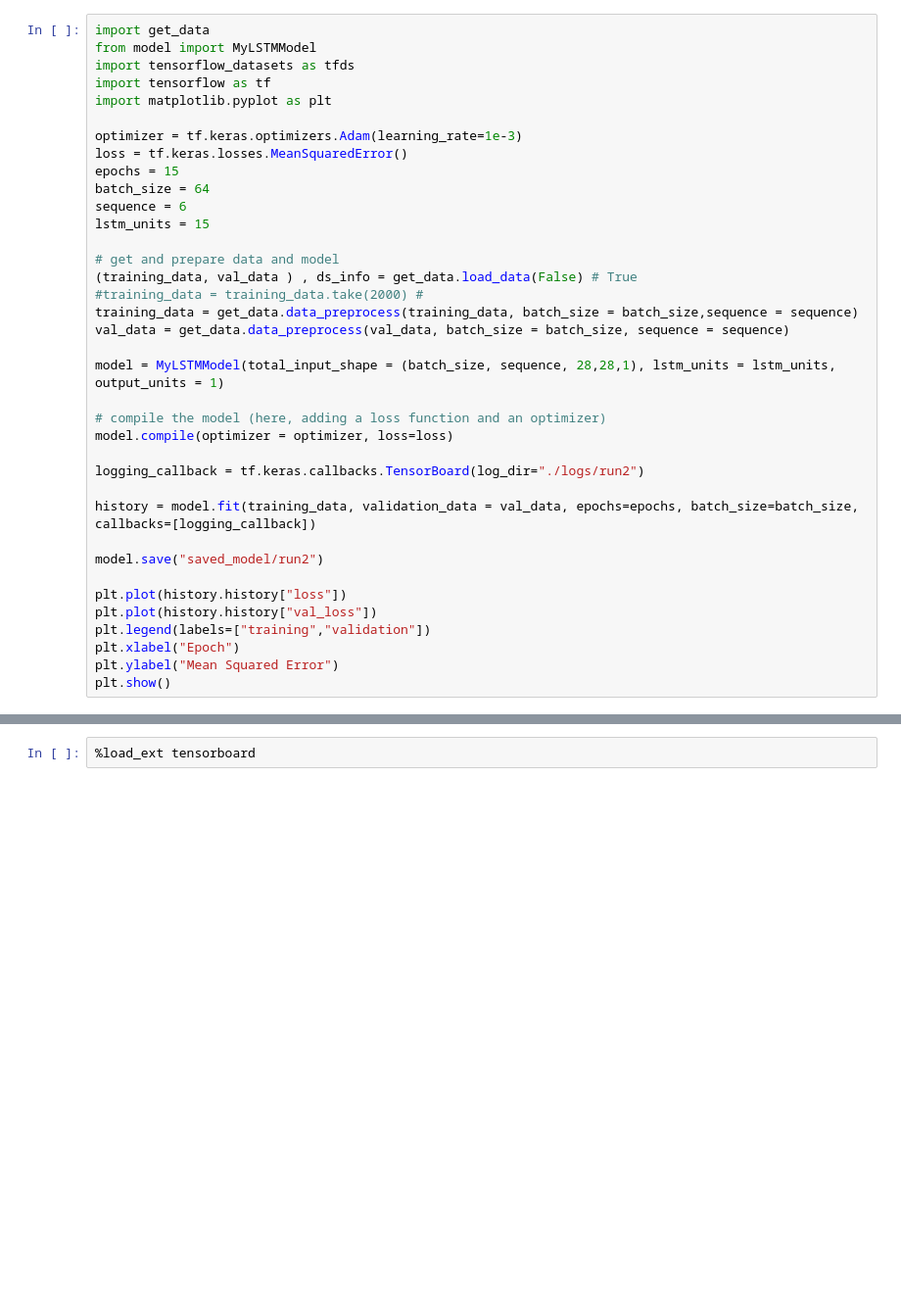
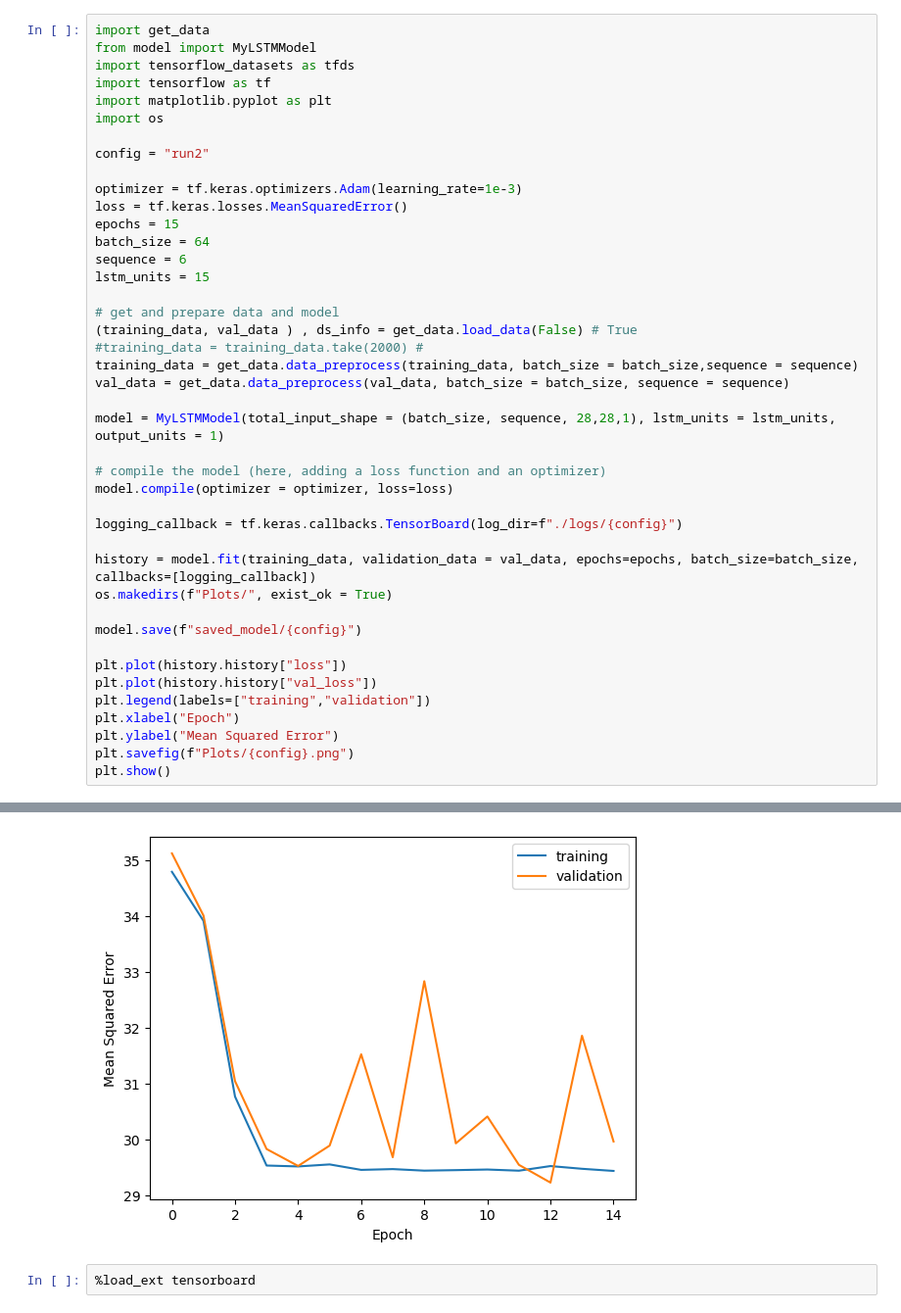
Before and after one commit to Kirschberg32/TensorFlow_22-23, a Jupyter notebook: Homework07/main.ipynb, the cells around one changed output, grey strips where cells are left out. Shown at 98% size. Cells and saved outputs as stored; diff of their text form; blank space fills up the shorter version.

Commit message:
Run-2 added
Add run 2 and additionally save plots automaticly

```diff
--- a/Homework07/main.ipynb
+++ b/Homework07/main.ipynb
@@ -4,6 +4,9 @@ from model import MyLSTMModel
 import tensorflow_datasets as tfds
 import tensorflow as tf
 import matplotlib.pyplot as plt
+import os
+
+config = "run2"
 
 optimizer = tf.keras.optimizers.Adam(learning_rate=1e-3)
 loss = tf.keras.losses.MeanSquaredError()
@@ -23,15 +26,18 @@ model = MyLSTMModel(total_input_shape = (batch_size, sequence, 28,28,1), lstm_un
 # compile the model (here, adding a loss function and an optimizer)
 model.compile(optimizer = optimizer, loss=loss)
 
-logging_callback = tf.keras.callbacks.TensorBoard(log_dir="./logs/run2")
+logging_callback = tf.keras.callbacks.TensorBoard(log_dir=f"./logs/{config}")
 
 history = model.fit(training_data, validation_data = val_data, epochs=epochs, batch_size=batch_size, callbacks=[logging_callback])
+os.makedirs(f"Plots/", exist_ok = True)
 
-model.save("saved_model/run2")
+model.save(f"saved_model/{config}")
 
 plt.plot(history.history["loss"])
 plt.plot(history.history["val_loss"])
 plt.legend(labels=["training","validation"])
 plt.xlabel("Epoch")
 plt.ylabel("Mean Squared Error")
+plt.savefig(f"Plots/{config}.png")
 plt.show()
+# %% [output]
@@ -38,3 +65,4 @@ plt.show()
+[figure, added]
 # %%
 %load_ext tensorboard
 # %%
```
Also changed, not shown: parts of 2 cells of this notebook, 8 other files.
